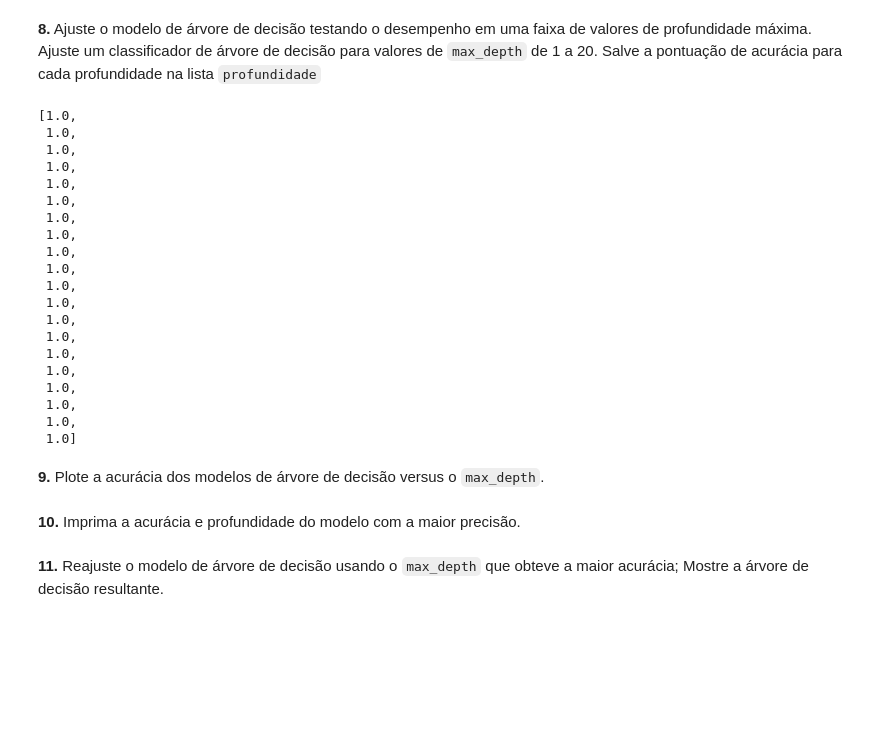
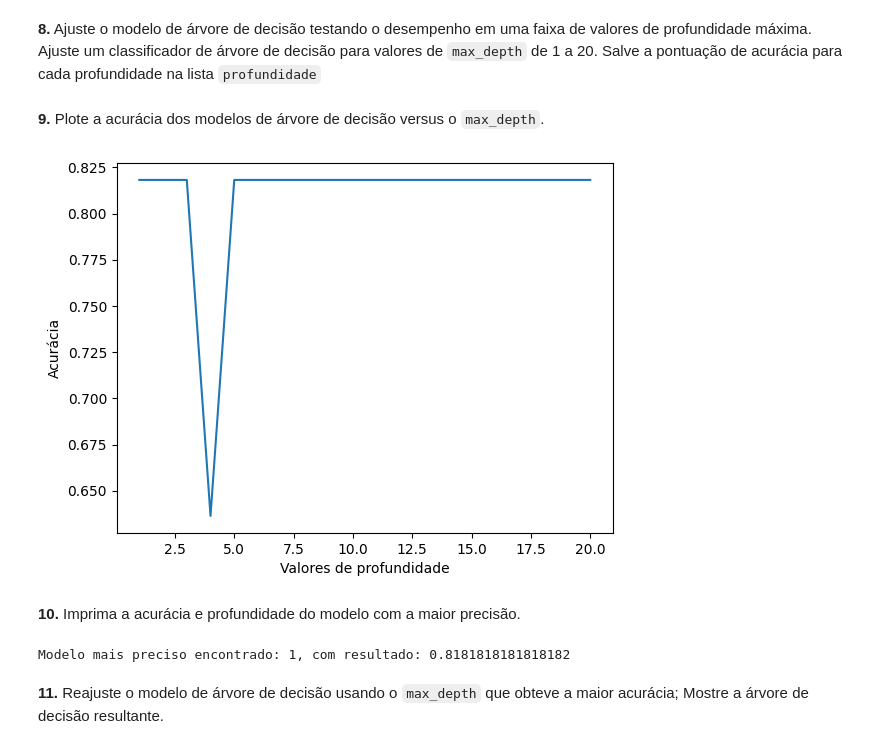
Before and after one commit to Victor-Fiamoncini/atv_ml_05, a Jupyter notebook: src/Exercício Árvore de Decisão - Victor Fiamoncini.ipynb, the cells around one changed output. Cells and saved outputs as stored; diff of their text form; code cells hidden in the pictures; blank space fills up the shorter version.

```diff
--- a/src/Exercício Árvore de Decisão - Victor Fiamoncini.ipynb
+++ b/src/Exercício Árvore de Decisão - Victor Fiamoncini.ipynb
@@ -157,11 +155,11 @@ x.head()
 # %% [markdown]
 **6.** Armazene os dados do atributo de saída na variável `y`
 # %%
-y = x['continente']
+y = df_europa_e_oceania['continente']
 # %% [markdown]
 **7.** Divida os dados em conjuntos de treino e teste.
 # %%
-x_train, x_test, y_train, y_test = train_test_split(x, y, random_state=0, test_size=0.2)
+x_train, x_test, y_train, y_test = train_test_split(x, y, random_state=42, test_size=0.3)
 # %% [markdown]
 ### Ajustar classificadores de árvore de decisão por profundidade
 # %% [markdown]
@@ -170,37 +168,38 @@ x_train, x_test, y_train, y_test = train_test_split(x, y, random_state=0, test_s
 predictions = []
 
 for i in range(1, 21):
-  model = DecisionTreeClassifier(max_depth=i)
+  model = DecisionTreeClassifier(criterion='entropy', max_depth=i)
   model.fit(x_train, y_train)
-  y_pred = model.predict(x_test)
+  model.predict(x_test)
   score = model.score(x_test, y_test)
-  predictions.append(score)
-
-predictions
+  predictions.append({'score': score, 'max_depth': i, 'model': model})
-# %% [output]
-[1.0,
- 1.0,
- 1.0,
- 1.0,
- 1.0,
- 1.0,
- 1.0,
- 1.0,
- 1.0,
- 1.0,
- 1.0,
- 1.0,
- 1.0,
- 1.0,
- 1.0,
- 1.0,
- 1.0,
- 1.0,
- 1.0,
- 1.0]
 # %% [markdown]
 **9.** Plote a acurácia dos modelos de árvore de decisão versus o `max_depth`.
+# %%
+plt.plot(
+  list(map(lambda prediction: prediction['max_depth'], predictions)),
+  list(map(lambda prediction: prediction['score'], predictions))
+)
+plt.xlabel('Valores de profundidade')
+plt.ylabel('Acurácia')
+plt.show()
+# %% [output]
+[figure, added]
 # %% [markdown]
 **10.** Imprima a acurácia e profundidade do modelo com a maior precisão.
+# %%
+max_model = {
+  'k': 0,
+  'score': 0,
+  'model': None
+}
+
+for prediction in predictions:
+  if prediction['score'] > max_model['score']:
+    max_model = prediction
+
+print(f'Modelo mais preciso encontrado: {max_model["max_depth"]}, com resultado: {max_model["score"]}')
+# %% [output]
+Modelo mais preciso encontrado: 1, com resultado: 0.8181818181818182
 # %% [markdown]
 **11.** Reajuste o modelo de árvore de decisão usando o `max_depth` que obteve a maior acurácia; Mostre a árvore de decisão resultante.
```
Also changed, not shown: parts of 9 cells of this notebook.
